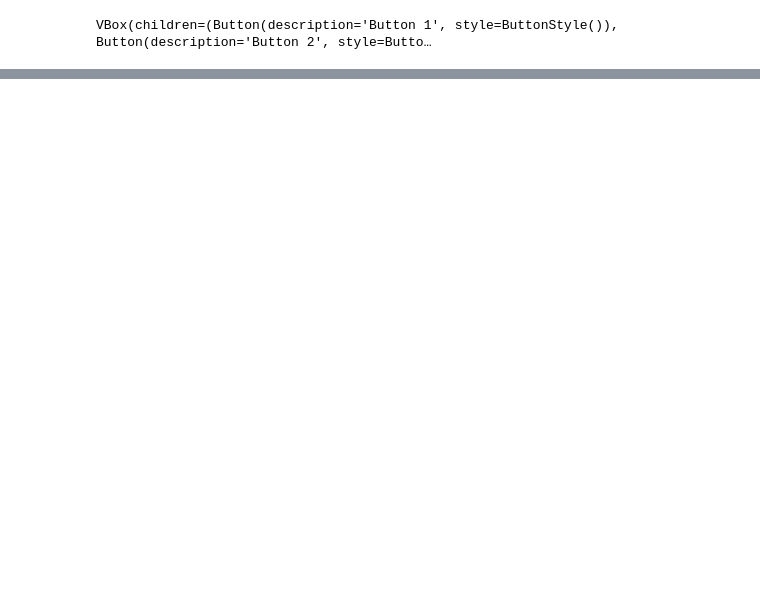
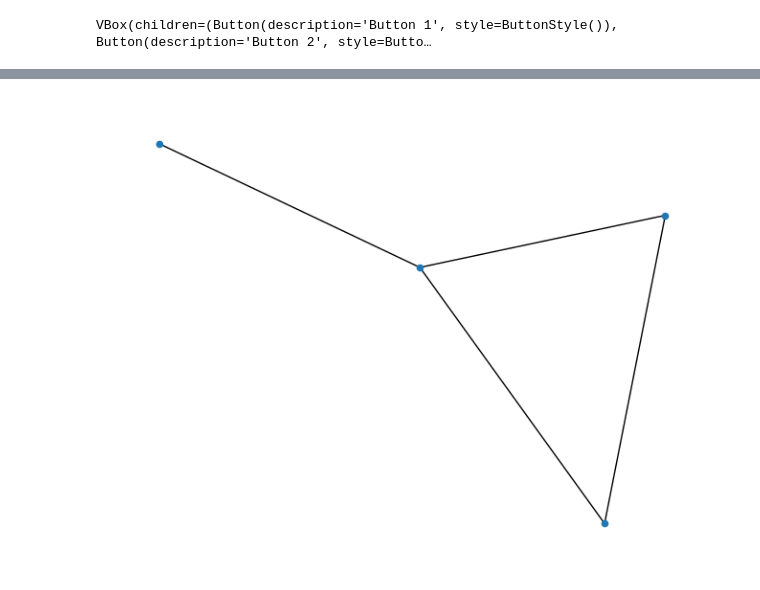
Before and after one commit to Arnau1/GraphAnomaly, a Jupyter notebook: notebook_interactiva.ipynb, the cells around one changed output, grey strips where cells are left out. Cells and saved outputs as stored; diff of their text form; code cells hidden in the pictures; blank space fills up the shorter version.

```diff
--- a/notebook_interactiva.ipynb
+++ b/notebook_interactiva.ipynb
@@ -160,0 +251,12 @@ VBox(children=(Button(description='Button 1', style=ButtonStyle()), Button(descr
+# %%
+from matplotlib.figure import Figure
+
+G = nx.Graph()
+G.add_nodes_from([1, 2, 3, 4])
+G.add_edges_from([(1, 2), (1, 3), (2, 3), (3, 4)])
+pos = nx.spring_layout(G)
+fig = nx.draw(G, pos, with_labels=False, node_size=20, font_size=12)
+
+app = pn.pane.Matplotlib(fig)
+app.servable()
+# %% [output]
@@ -160,0 +264 @@ VBox(children=(Button(description='Button 1', style=ButtonStyle()), Button(descr
+[figure, added]
```
Also changed, not shown: parts of 22 cells of this notebook.
